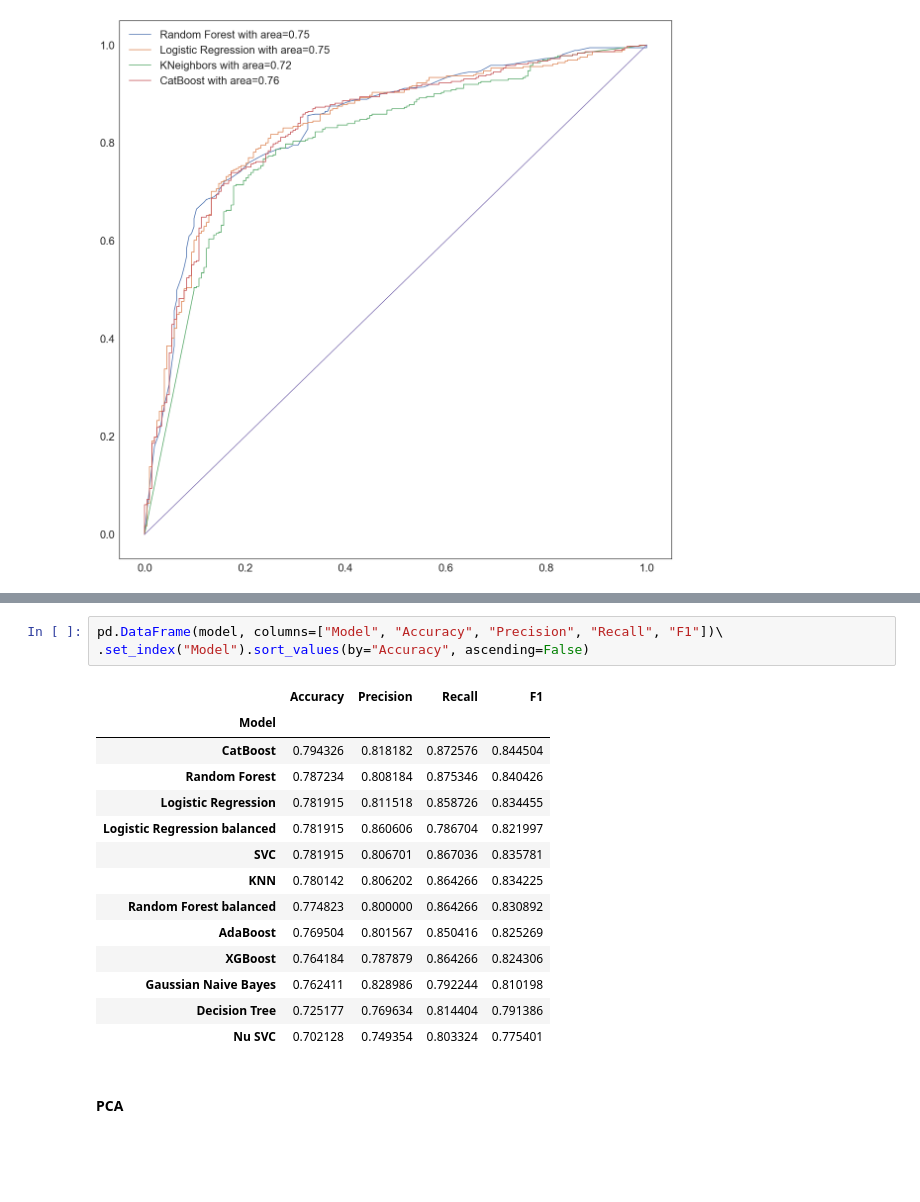
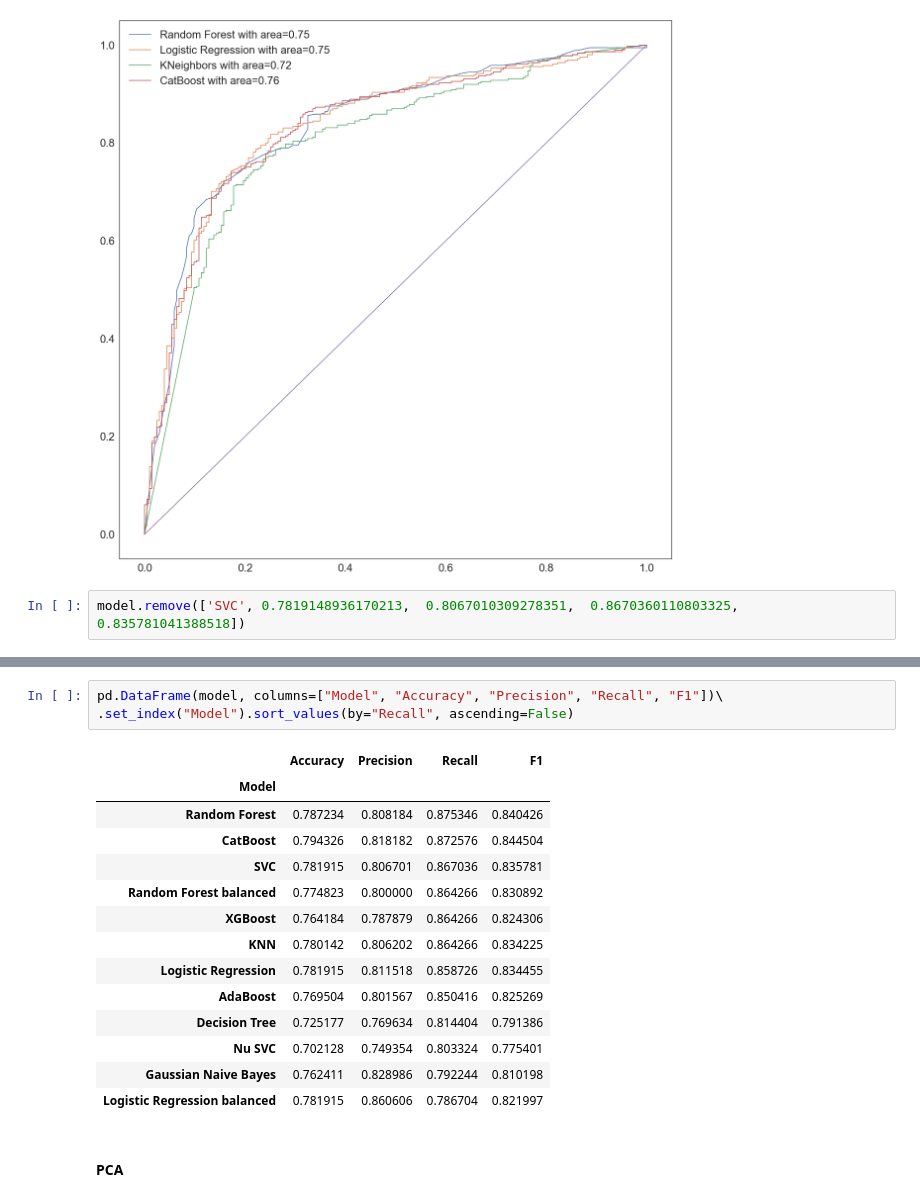
Before and after one commit to nclee17/Drugs, a Jupyter notebook: Supervised Learning.ipynb, the cells around one changed output, grey strips where cells are left out. Drawn from its saved outputs; the diff is of its cells as text; blank space fills up the shorter version.

```diff
--- a/Supervised Learning.ipynb
+++ b/Supervised Learning.ipynb
@@ -1618,3 +1726,5 @@ plt.legend()
 plt.show()
 # %% [output]
 [figure]
+# %%
+model.remove(['SVC', 0.7819148936170213,  0.8067010309278351,  0.8670360110803325,  0.835781041388518])
@@ -1621,21 +1751,21 @@ plt.show()
 # %%
 pd.DataFrame(model, columns=["Model", "Accuracy", "Precision", "Recall", "F1"])\
-.set_index("Model").sort_values(by="Accuracy", ascending=False)
+.set_index("Model").sort_values(by="Recall", ascending=False)
 # %% [output]
 |  | Accuracy | Precision | Recall | F1 |
 | Model |  |  |  |  |
+| Random Forest | 0.787234 | 0.808184 | 0.875346 | 0.840426 |
 | CatBoost | 0.794326 | 0.818182 | 0.872576 | 0.844504 |
-| Random Forest | 0.787234 | 0.808184 | 0.875346 | 0.840426 |
+| SVC | 0.781915 | 0.806701 | 0.867036 | 0.835781 |
+| Random Forest balanced | 0.774823 | 0.800000 | 0.864266 | 0.830892 |
+| XGBoost | 0.764184 | 0.787879 | 0.864266 | 0.824306 |
+| KNN | 0.780142 | 0.806202 | 0.864266 | 0.834225 |
 | Logistic Regression | 0.781915 | 0.811518 | 0.858726 | 0.834455 |
-| Logistic Regression balanced | 0.781915 | 0.860606 | 0.786704 | 0.821997 |
-| SVC | 0.781915 | 0.806701 | 0.867036 | 0.835781 |
-| KNN | 0.780142 | 0.806202 | 0.864266 | 0.834225 |
-| Random Forest balanced | 0.774823 | 0.800000 | 0.864266 | 0.830892 |
 | AdaBoost | 0.769504 | 0.801567 | 0.850416 | 0.825269 |
-| XGBoost | 0.764184 | 0.787879 | 0.864266 | 0.824306 |
-| Gaussian Naive Bayes | 0.762411 | 0.828986 | 0.792244 | 0.810198 |
 | Decision Tree | 0.725177 | 0.769634 | 0.814404 | 0.791386 |
 | Nu SVC | 0.702128 | 0.749354 | 0.803324 | 0.775401 |
+| Gaussian Naive Bayes | 0.762411 | 0.828986 | 0.792244 | 0.810198 |
+| Logistic Regression balanced | 0.781915 | 0.860606 | 0.786704 | 0.821997 |
 # %% [markdown]
 #### PCA
 # %%
```
Also changed, not shown: parts of 8 cells of this notebook.
